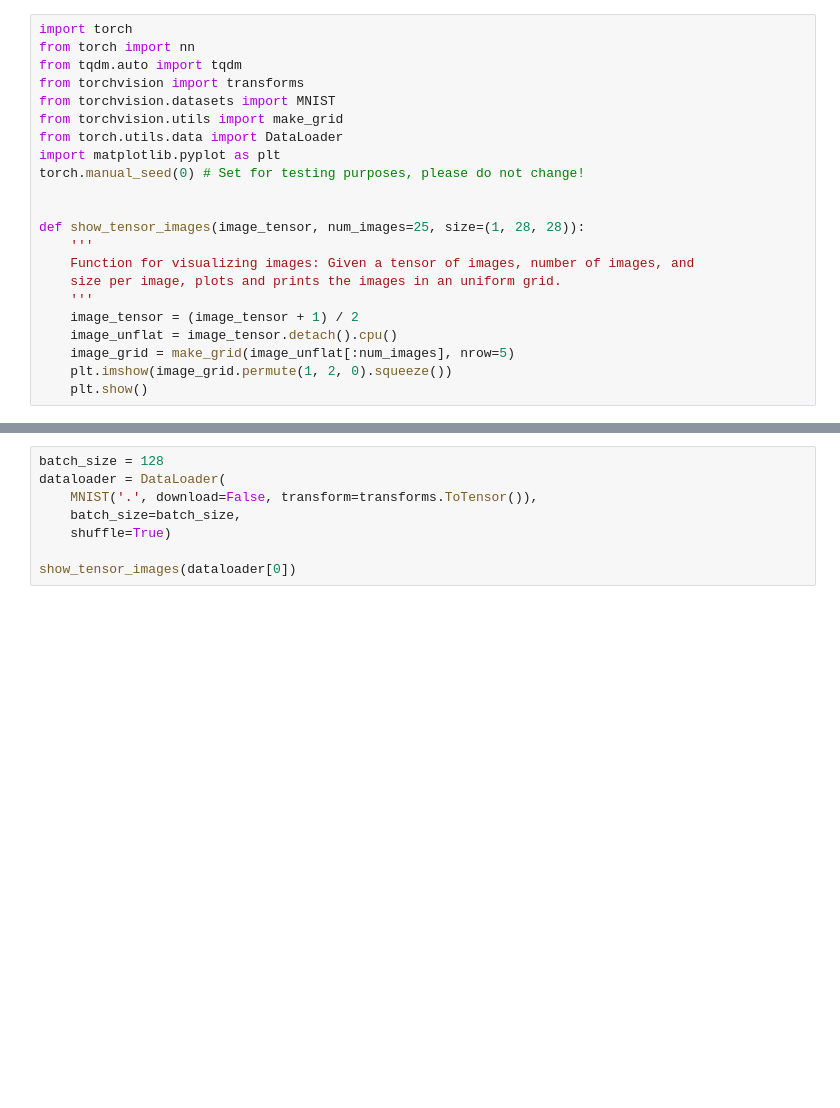
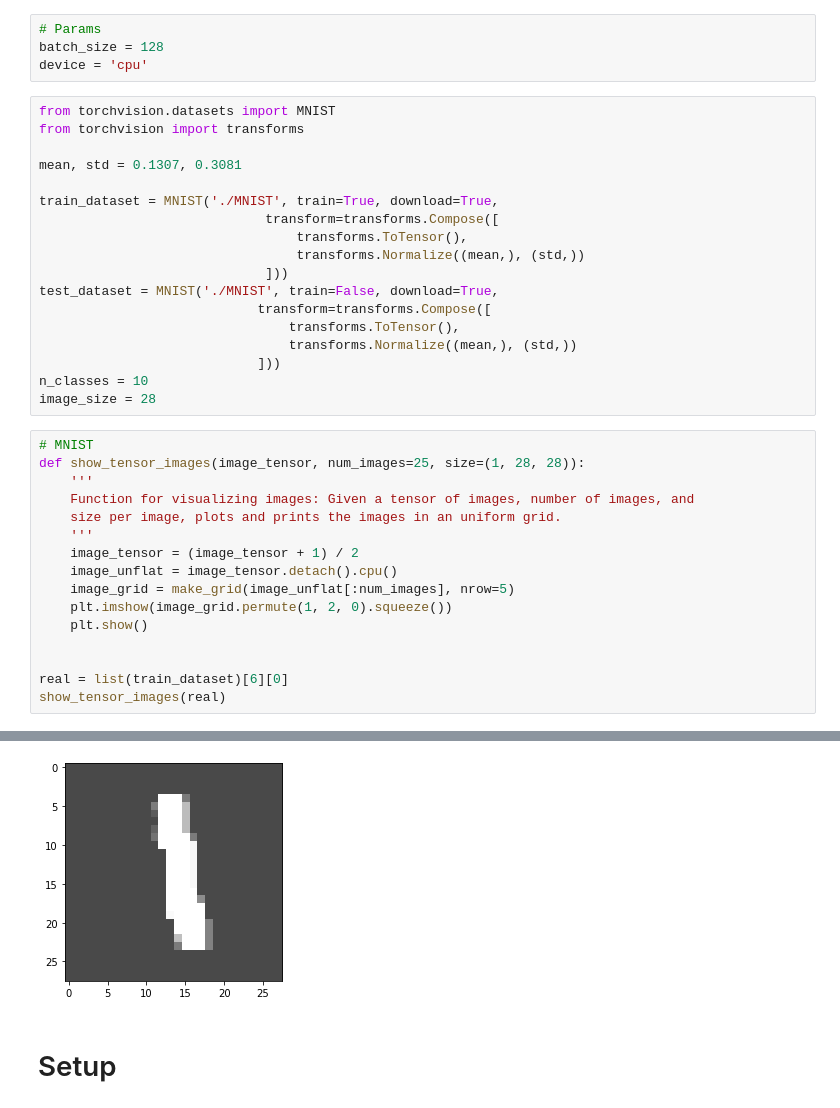
Before and after one commit to andre-vauvelle/contrastive-fun, a Jupyter notebook: contrastive_losses.ipynb, the cells around one changed output, grey strips where cells are left out. Cells and saved outputs as stored; diff of their text form; blank space fills up the shorter version.

```diff
--- a/contrastive_losses.ipynb
+++ b/contrastive_losses.ipynb
@@ -1,15 +29,27 @@
+# %%
+# Params
+batch_size = 128
+device = 'cpu'
+# %%
+from torchvision.datasets import MNIST
+from torchvision import transforms
+
+mean, std = 0.1307, 0.3081
+
+train_dataset = MNIST('./MNIST', train=True, download=True,
+                             transform=transforms.Compose([
+                                 transforms.ToTensor(),
+                                 transforms.Normalize((mean,), (std,))
+                             ]))
+test_dataset = MNIST('./MNIST', train=False, download=True,
+                            transform=transforms.Compose([
+                                transforms.ToTensor(),
+                                transforms.Normalize((mean,), (std,))
+                            ]))
+n_classes = 10
+image_size = 28
 # %%
-import torch
-from torch import nn
-from tqdm.auto import tqdm
-from torchvision import transforms
-from torchvision.datasets import MNIST
-from torchvision.utils import make_grid
-from torch.utils.data import DataLoader
-import matplotlib.pyplot as plt
-torch.manual_seed(0) # Set for testing purposes, please do not change!
-
-
+# MNIST
 def show_tensor_images(image_tensor, num_images=25, size=(1, 28, 28)):
     '''
     Function for visualizing images: Given a tensor of images, number of images, and
@@ -20,3 +60,8 @@ def show_tensor_images(image_tensor, num_images=25, size=(1, 28, 28)):
     image_grid = make_grid(image_unflat[:num_images], nrow=5)
     plt.imshow(image_grid.permute(1, 2, 0).squeeze())
     plt.show()
+
+
+real = list(train_dataset)[6][0]
+show_tensor_images(real)
+# %% [output]
@@ -23,8 +69,3 @@ def show_tensor_images(image_tensor, num_images=25, size=(1, 28, 28)):
+[figure, added]
-# %%
-batch_size = 128
-dataloader = DataLoader(
-    MNIST('.', download=False, transform=transforms.ToTensor()),
-    batch_size=batch_size,
-    shuffle=True)
-
-show_tensor_images(dataloader[0])
+# %% [markdown]
+# Setup
```
Also changed, not shown: parts of 44 cells of this notebook.
